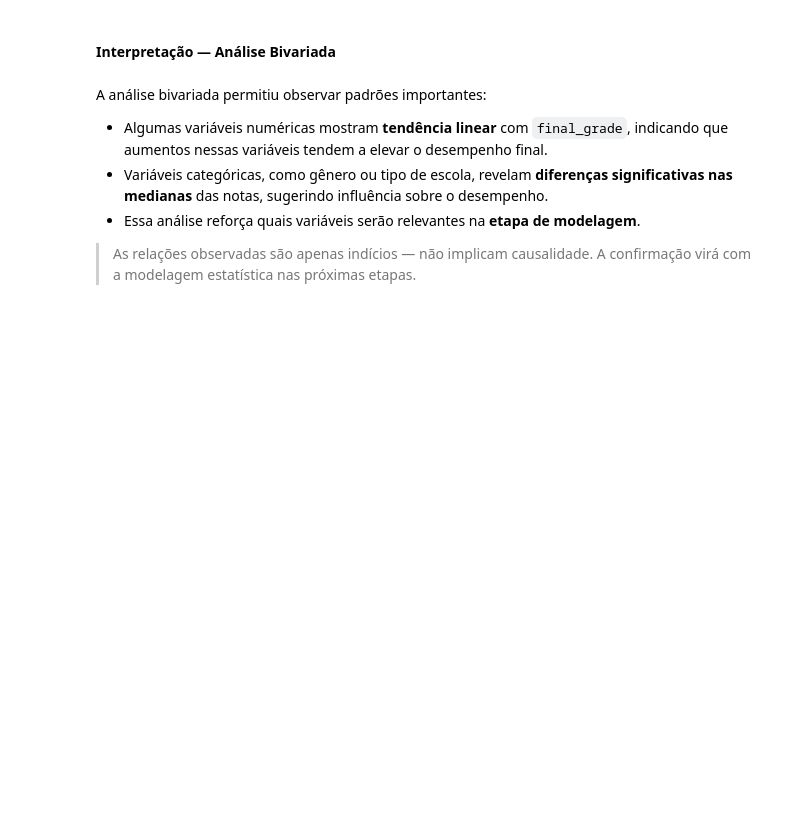
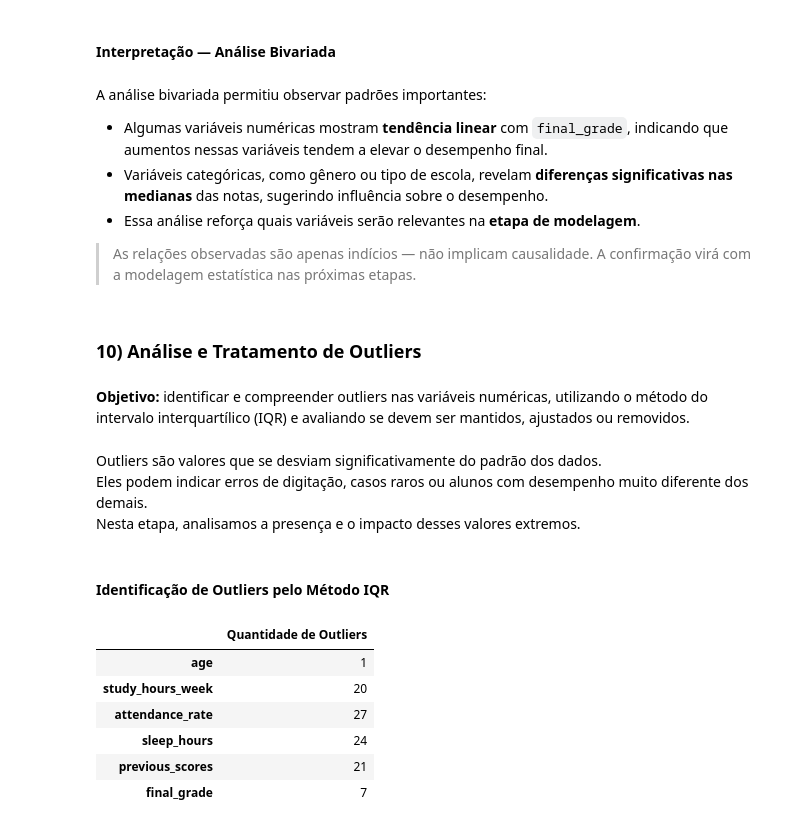
Before and after one commit to Juan-82/4-C-Juan-Enoque---students_performance, a Jupyter notebook: notebooks/01_EDA.ipynb, the cells around one changed output. Saved outputs shown, nothing was run; the diff lists cells and outputs as text; code cells hidden in the pictures; blank space fills up the shorter version.

```diff
--- a/notebooks/01_EDA.ipynb
+++ b/notebooks/01_EDA.ipynb
@@ -636,3 +636,43 @@ A análise bivariada permitiu observar padrões importantes:
 - Essa análise reforça quais variáveis serão relevantes na **etapa de modelagem**.
 
 > As relações observadas são apenas indícios — não implicam causalidade. A confirmação virá com a modelagem estatística nas próximas etapas.
+# %% [markdown]
+### 10) Análise e Tratamento de Outliers
+# %% [markdown]
+**Objetivo:** identificar e compreender outliers nas variáveis numéricas, utilizando o método do intervalo interquartílico (IQR) e avaliando se devem ser mantidos, ajustados ou removidos.
+# %% [markdown]
+Outliers são valores que se desviam significativamente do padrão dos dados.
+Eles podem indicar erros de digitação, casos raros ou alunos com desempenho muito diferente dos demais.
+Nesta etapa, analisamos a presença e o impacto desses valores extremos.
+# %% [markdown]
+#### Identificação de Outliers pelo Método IQR
+# %%
+import pandas as pd
+
+# Função para identificar outliers pelo método IQR
+def detectar_outliers_iqr(df, coluna):
+    Q1 = df[coluna].quantile(0.25)
+    Q3 = df[coluna].quantile(0.75)
+    IQR = Q3 - Q1
+    limite_inferior = Q1 - 1.5 * IQR
+    limite_superior = Q3 + 1.5 * IQR
+    outliers = df[(df[coluna] < limite_inferior) | (df[coluna] > limite_superior)]
+    return outliers
+
+# Detecta e conta outliers para cada variável numérica
+numeric_cols = df.select_dtypes(include=['int64', 'float64']).columns.tolist()
+outlier_counts = {}
+
+for col in numeric_cols:
+    outlier_counts[col] = len(detectar_outliers_iqr(df, col))
+
+# Mostra número de outliers por variável
+pd.DataFrame.from_dict(outlier_counts, orient='index', columns=['Quantidade de Outliers'])
+# %% [output]
+|  | Quantidade de Outliers |
+| age | 1 |
+| study_hours_week | 20 |
+| attendance_rate | 27 |
+| sleep_hours | 24 |
+| previous_scores | 21 |
+| final_grade | 7 |
```
Also changed, not shown: parts of 14 cells of this notebook.
